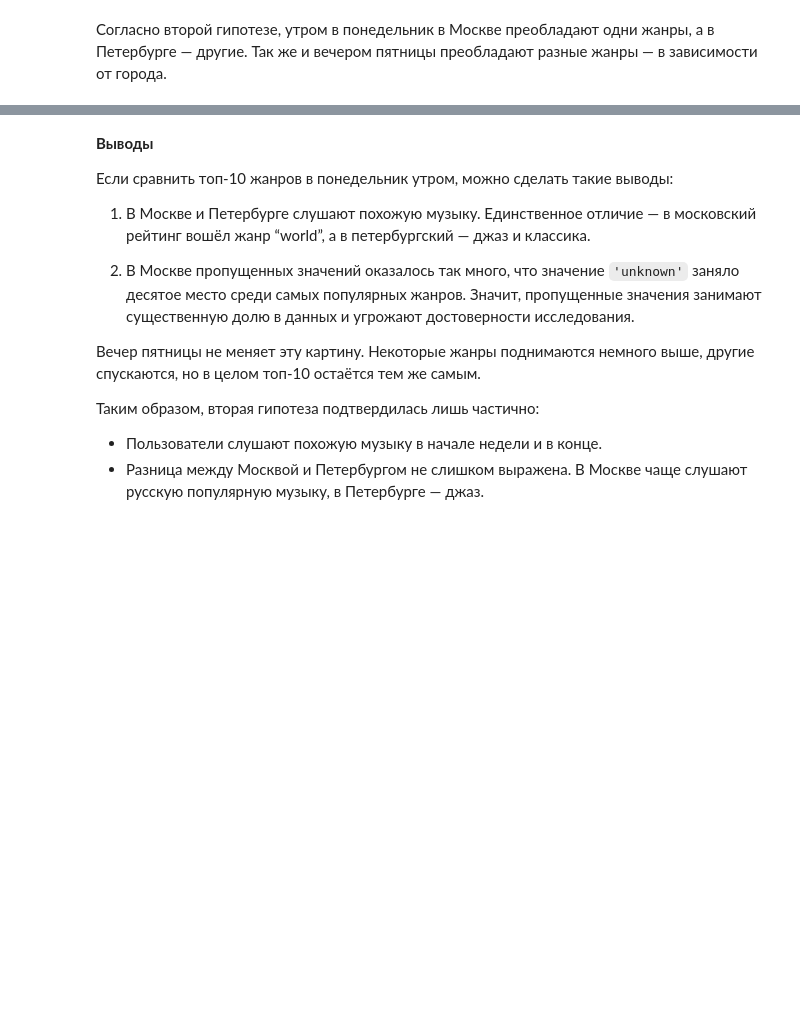
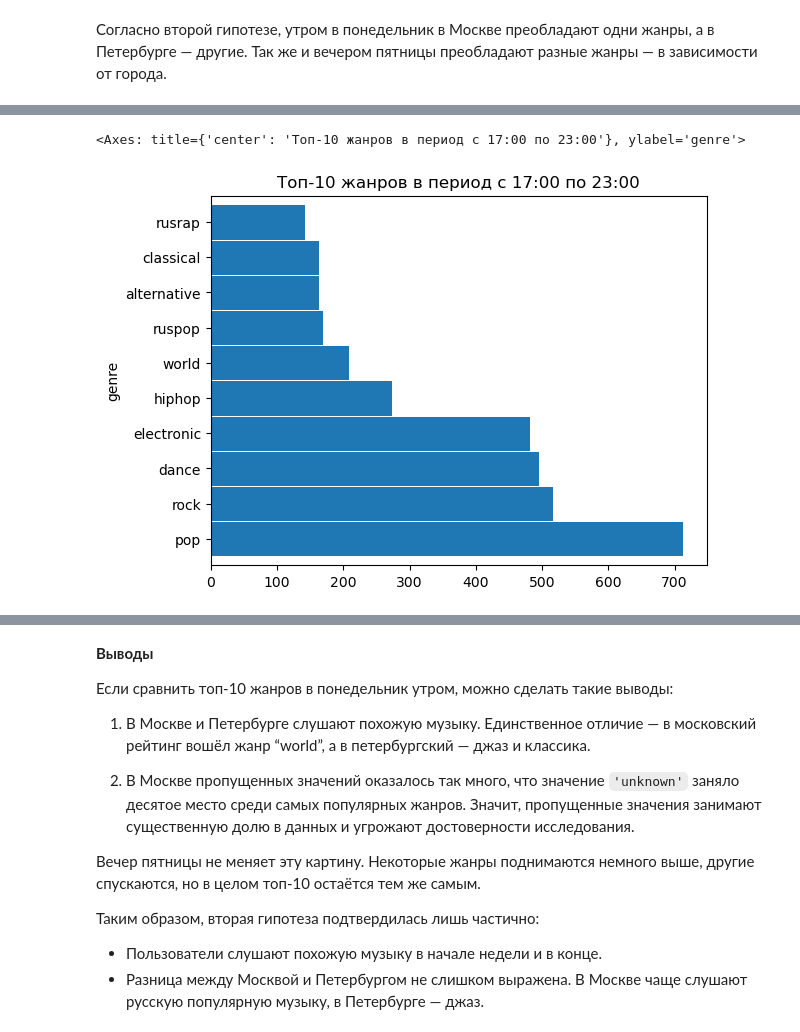
Before and after one commit to Vasart-ds/ya_music_ru, a Jupyter notebook: ya_music.ipynb, the cells around one changed output, grey strips where cells are left out. Drawn from its saved outputs; the diff is of its cells as text; code cells hidden in the pictures; blank space fills up the shorter version.

```diff
--- a/ya_music.ipynb
+++ b/ya_music.ipynb
@@ -351 +293,7 @@ Name: genre, dtype: int64
+# %%
+# вечер пятницы в Москве
+genre_weekday(moscow_general, 'Friday', '17:00', '23:00', 10)
+# %% [output]
+<Axes: title={'center': 'Топ-10 жанров в период с 17:00 по 23:00'}, ylabel='genre'>
+[figure, added]
 # %%
```
Also changed, not shown: parts of 29 cells of this notebook.
